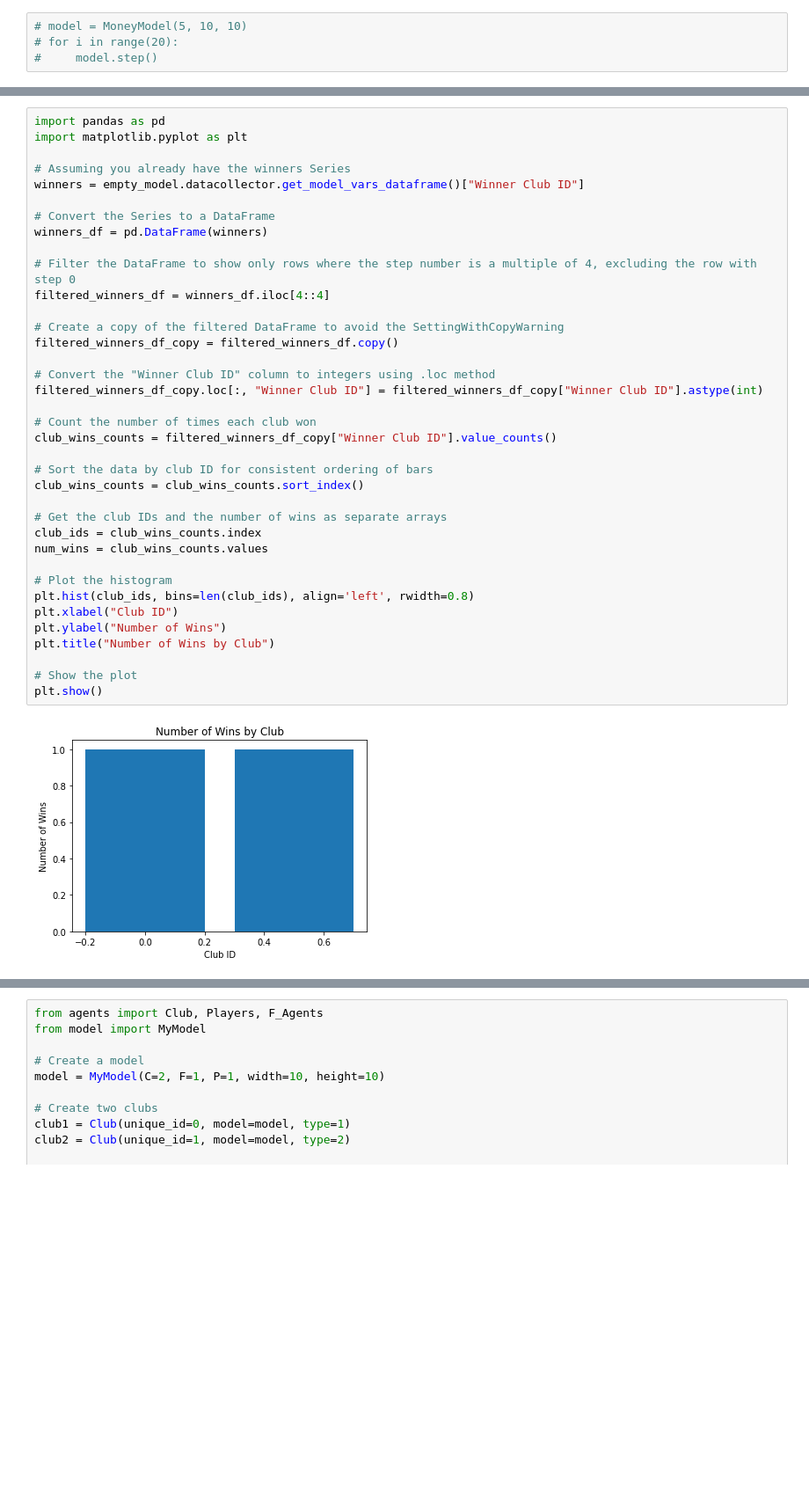
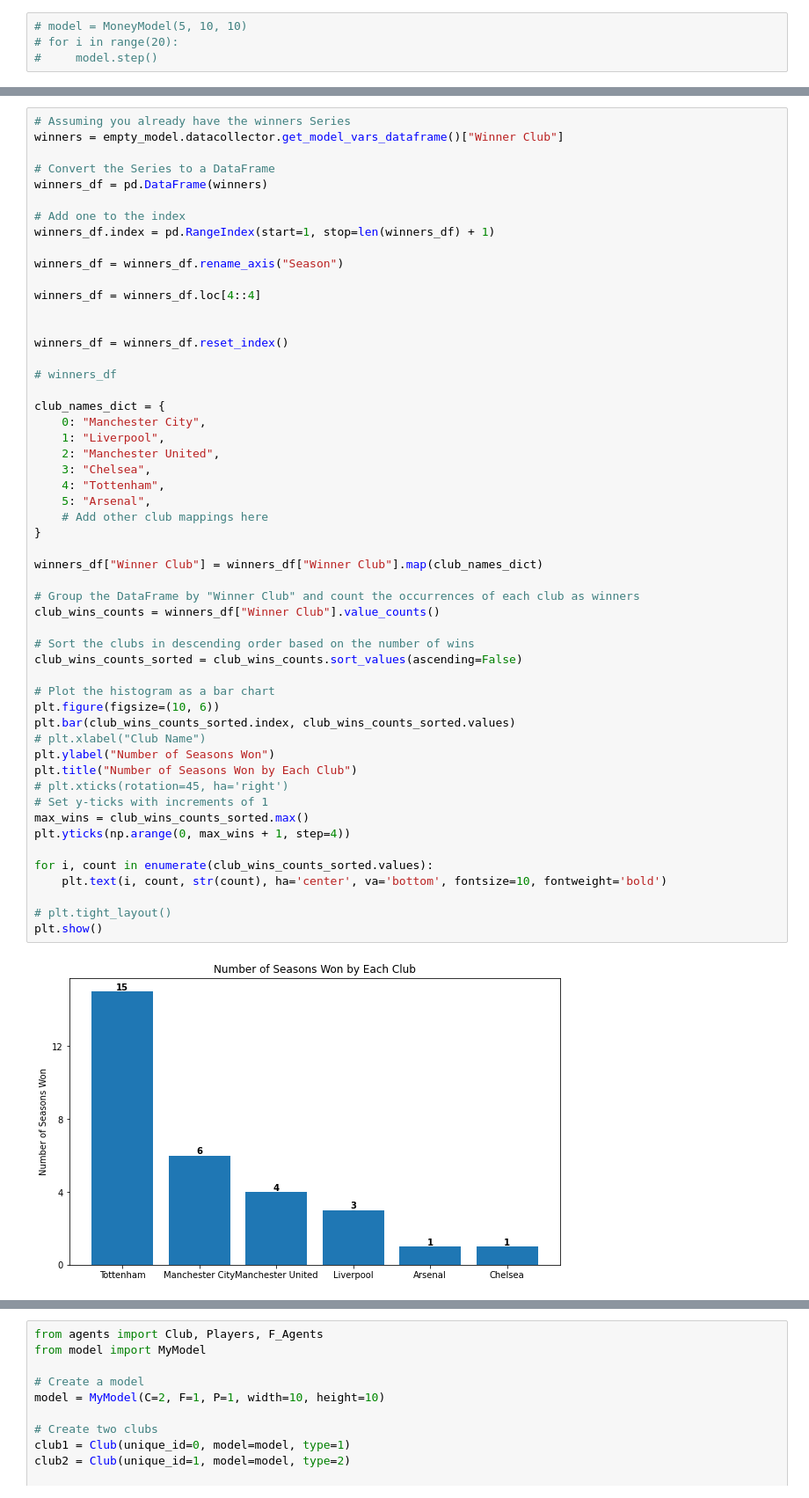
Before and after one commit to SanSHHS/Individual_Project, a Jupyter notebook: testing.ipynb, the cells around one changed output, grey strips where cells are left out. Shown at 88% size. Drawn from its saved outputs; the diff is of its cells as text; blank space fills up the shorter version.

Commit message:
Calibrating, and using batch run to return winner

```diff
--- a/testing.ipynb
+++ b/testing.ipynb
@@ -44,40 +90,56 @@ Seller club does not have enough player.
 # %%
-import pandas as pd
-import matplotlib.pyplot as plt
-
 # Assuming you already have the winners Series
-winners = empty_model.datacollector.get_model_vars_dataframe()["Winner Club ID"]
+winners = empty_model.datacollector.get_model_vars_dataframe()["Winner Club"]
 
 # Convert the Series to a DataFrame
 winners_df = pd.DataFrame(winners)
 
-# Filter the DataFrame to show only rows where the step number is a multiple of 4, excluding the row with step 0
-filtered_winners_df = winners_df.iloc[4::4]
+# Add one to the index
+winners_df.index = pd.RangeIndex(start=1, stop=len(winners_df) + 1)
 
-# Create a copy of the filtered DataFrame to avoid the SettingWithCopyWarning
-filtered_winners_df_copy = filtered_winners_df.copy()
+winners_df = winners_df.rename_axis("Season")
 
-# Convert the "Winner Club ID" column to integers using .loc method
-filtered_winners_df_copy.loc[:, "Winner Club ID"] = filtered_winners_df_copy["Winner Club ID"].astype(int)
+winners_df = winners_df.loc[4::4]
 
-# Count the number of times each club won
-club_wins_counts = filtered_winners_df_copy["Winner Club ID"].value_counts()
 
-# Sort the data by club ID for consistent ordering of bars
-club_wins_counts = club_wins_counts.sort_index()
+winners_df = winners_df.reset_index()
 
-# Get the club IDs and the number of wins as separate arrays
-club_ids = club_wins_counts.index
-num_wins = club_wins_counts.values
+# winners_df
 
-# Plot the histogram
-plt.hist(club_ids, bins=len(club_ids), align='left', rwidth=0.8)
-plt.xlabel("Club ID")
-plt.ylabel("Number of Wins")
-plt.title("Number of Wins by Club")
+club_names_dict = {
+    0: "Manchester City",
+    1: "Liverpool",
+    2: "Manchester United",
+    3: "Chelsea",
+    4: "Tottenham",
+    5: "Arsenal",
+    # Add other club mappings here
+}
 
-# Show the plot
+winners_df["Winner Club"] = winners_df["Winner Club"].map(club_names_dict)
+
+# Group the DataFrame by "Winner Club" and count the occurrences of each club as winners
+club_wins_counts = winners_df["Winner Club"].value_counts()
+
+# Sort the clubs in descending order based on the number of wins
+club_wins_counts_sorted = club_wins_counts.sort_values(ascending=False)
+
+# Plot the histogram as a bar chart
+plt.figure(figsize=(10, 6))
+plt.bar(club_wins_counts_sorted.index, club_wins_counts_sorted.values)
+# plt.xlabel("Club Name")
+plt.ylabel("Number of Seasons Won")
+plt.title("Number of Seasons Won by Each Club")
+# plt.xticks(rotation=45, ha='right')
+# Set y-ticks with increments of 1
+max_wins = club_wins_counts_sorted.max()
+plt.yticks(np.arange(0, max_wins + 1, step=4))
+
+for i, count in enumerate(club_wins_counts_sorted.values):
+    plt.text(i, count, str(count), ha='center', va='bottom', fontsize=10, fontweight='bold')
+
+# plt.tight_layout()
 plt.show()
 # %% [output]
-[figure, old version]
+[figure, new version]
 # %%
```
Also changed, not shown: parts of 11 cells of this notebook, 2 other files.
